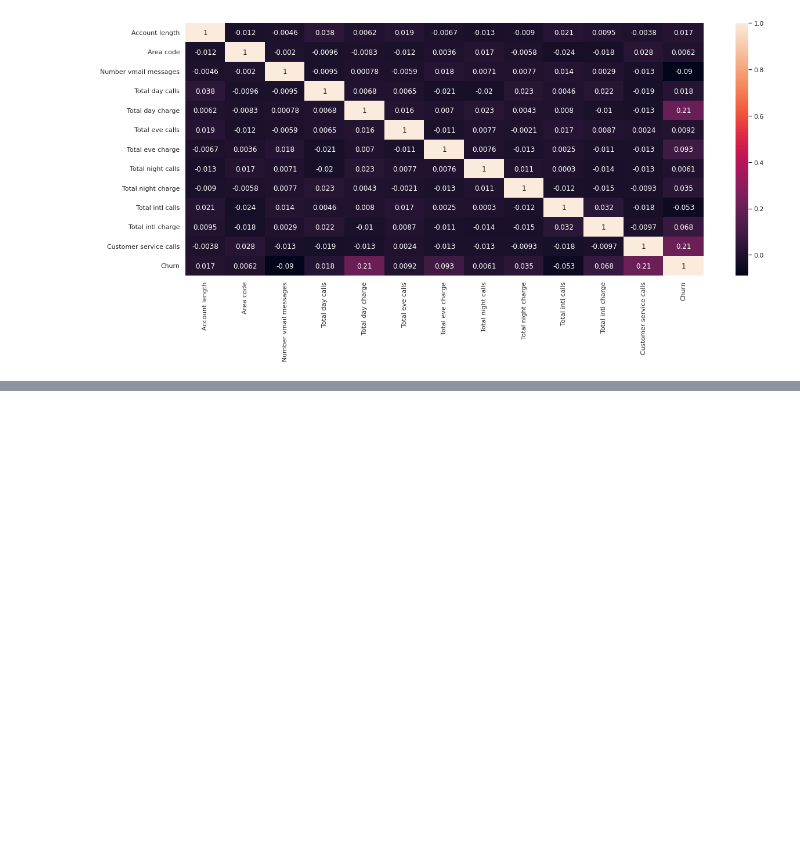
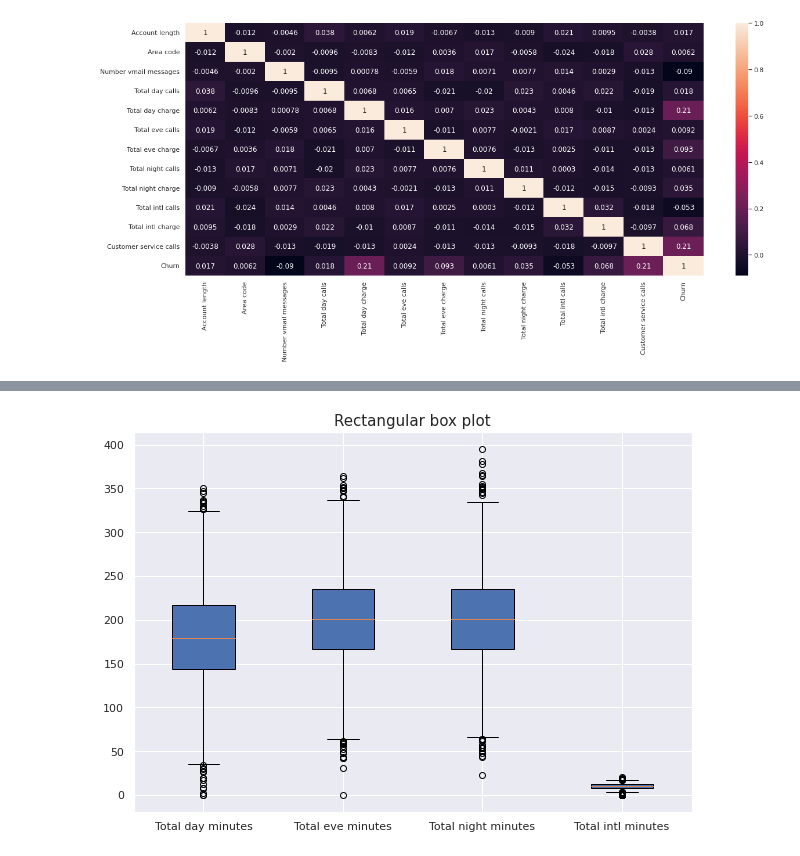
Before and after one commit to Ruchika810/EDA-Telecom-Churn, a Jupyter notebook: EDA_Notebook.ipynb, the cells around one changed output, grey strips where cells are left out. Cells and saved outputs as stored; diff of their text form; code cells hidden in the pictures; blank space fills up the shorter version.

```diff
--- a/EDA_Notebook.ipynb
+++ b/EDA_Notebook.ipynb
@@ -317,0 +337,8 @@ sns.heatmap(df1.corr(),annot=True)
+# %%
+fig = plt.figure(figsize =(10, 7))
+labels = ['Total day minutes', 'Total eve minutes', 'Total night minutes','Total intl minutes']
+plt.boxplot((df['Total day minutes'],df['Total eve minutes'],df['Total night minutes'],df['Total intl minutes']),patch_artist=True,labels=labels)
+plt.title('Rectangular box plot',size=15)
+plt.show()
+# %% [output]
+[figure, added]
```
Also changed, not shown: parts of 8 cells of this notebook.
